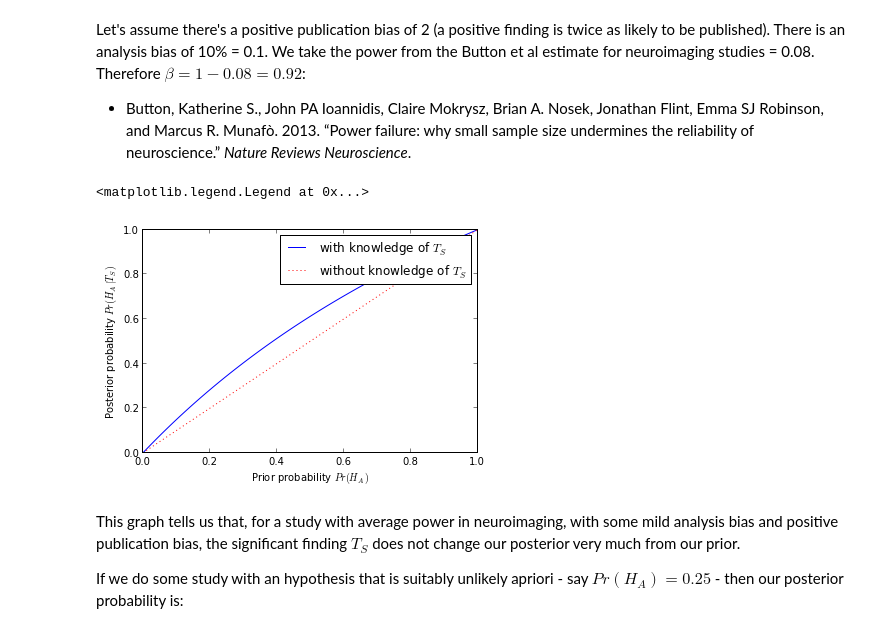
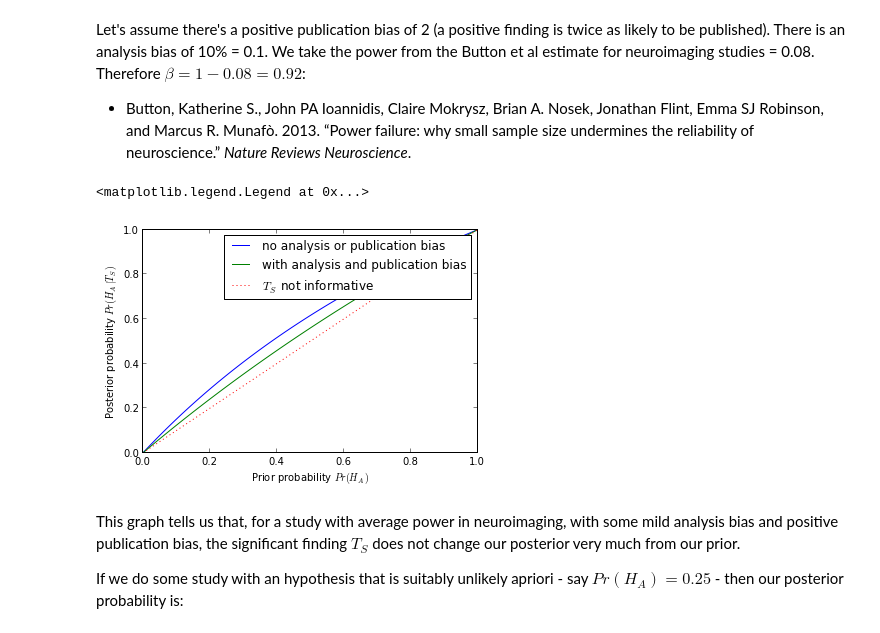
Before and after one commit to matthew-brett/sketch-books, a Jupyter notebook: Ioannides exposition.ipynb, the cells around one changed output. Drawn from its saved outputs; the diff is of its cells as text; code cells hidden in the pictures.

```diff
--- a/Ioannides exposition.ipynb
+++ b/Ioannides exposition.ipynb
@@ -392,15 +394,17 @@ Let's assume there's a positive publication bias of 2 (a positive finding is twi
 * Button, Katherine S., John PA Ioannidis, Claire Mokrysz, Brian A. Nosek, Jonathan Flint, Emma SJ Robinson, and Marcus R. Munafò. 2013. “Power failure: why small sample size undermines the reliability of neuroscience.” *Nature Reviews Neuroscience*.
 # %%
 pp_mb_func = lambdify((alpha, beta, pi, u, n), post_prob_multi_bias)
-pp_vals = pp_mb_func(0.05, 0.92, pi_vals, 0, 2)
-plt.plot(pi_vals, pp_vals, label='with knowledge of $T_S$')
-plt.plot(pi_vals, pi_vals, 'r:', label='without knowledge of $T_S$')
+pp_vals_nobias = pp_mb_func(0.05, 0.92, pi_vals, 0, 1)
+pp_vals_bias = pp_mb_func(0.05, 0.92, pi_vals, 0.1, 2)
+plt.plot(pi_vals, pp_vals_nobias, label='no analysis or publication bias')
+plt.plot(pi_vals, pp_vals_bias, label='with analysis and publication bias')
+plt.plot(pi_vals, pi_vals, 'r:', label='$T_S$ not informative')
 plt.ylabel('Posterior probability $Pr(H_A | T_S)$')
 plt.xlabel('Prior probability $Pr(H_A)$')
 plt.legend()
 # %% [output]
 <matplotlib.legend.Legend at 0x...>
-[figure, old version]
+[figure, new version]
 # %% [markdown]
 This graph tells us that, for a study with average power in neuroimaging, with some mild analysis bias and positive publication bias, the significant finding $T_S$ does not change our posterior very much from our prior.
 
```
Also changed, not shown: parts of 4 cells of this notebook.
